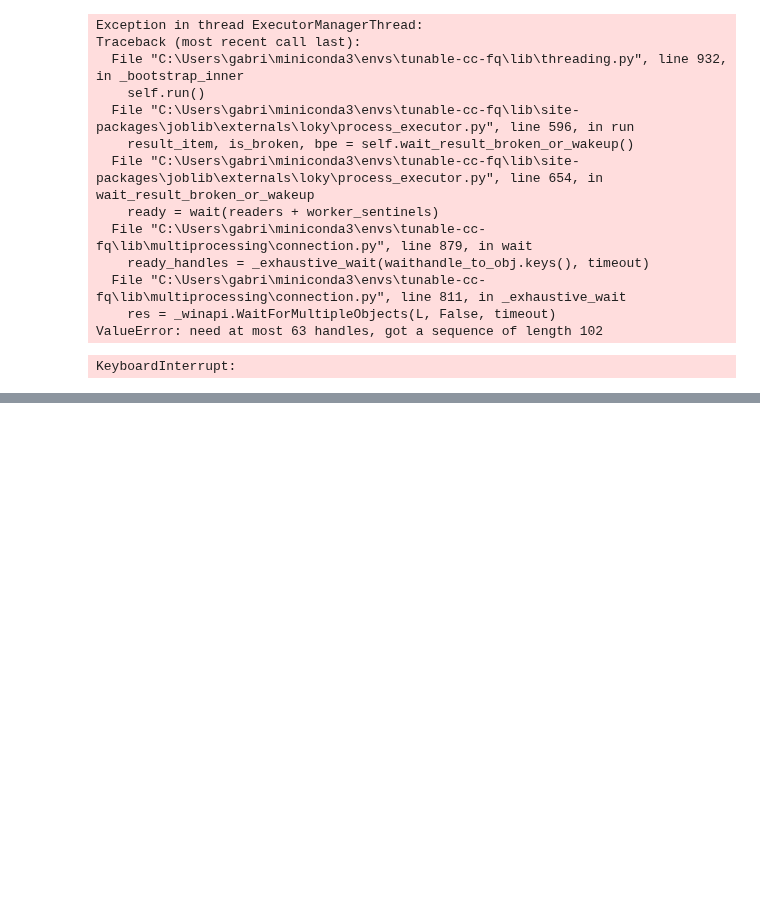
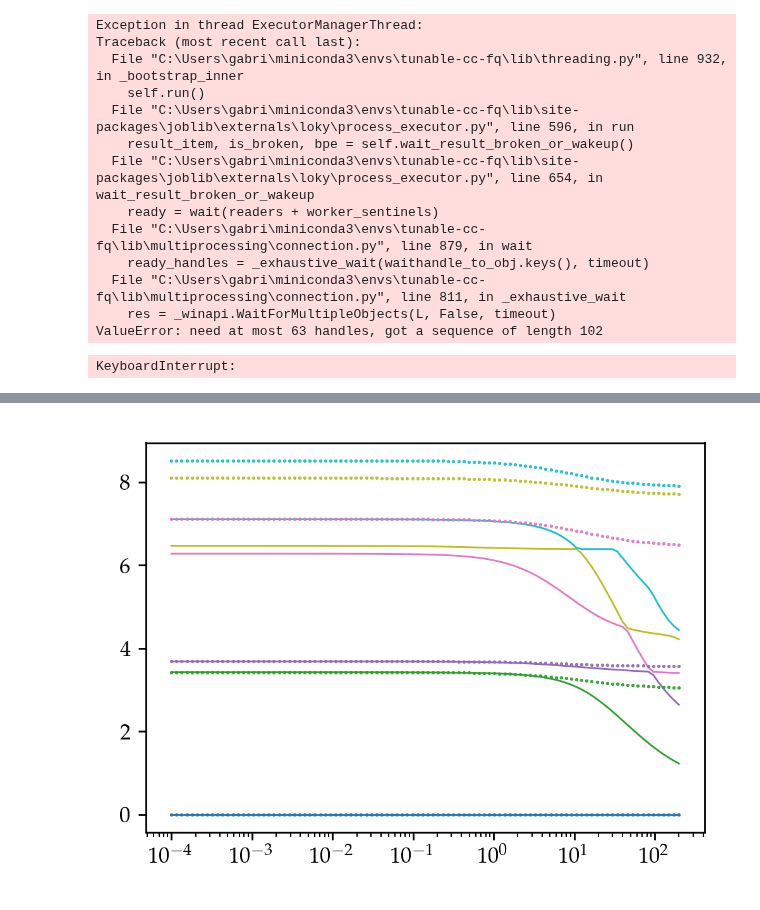
Before and after one commit to GabrielJauma/tunable-capacitive-coupling-flux-qubits, a Jupyter notebook: two_unit_cells_capacitively_coupled/unit_cell-C-unit_cell_model_comparison.ipynb, the cells around one changed output, grey strips where cells are left out. Saved outputs shown, nothing was run; the diff lists cells and outputs as text; code cells hidden in the pictures; blank space fills up the shorter version.

```diff
--- a/two_unit_cells_capacitively_coupled/unit_cell-C-unit_cell_model_comparison.ipynb
+++ b/two_unit_cells_capacitively_coupled/unit_cell-C-unit_cell_model_comparison.ipynb
@@ -32,9 +32,9 @@ e0   = 1.602e-19
 Φ_0 = h/(2*e0)
 # %%
 C, CJ, Csh, Lq, Lr, Δ, EJ = (
-    sq_ext.get_experimental_parameters('qubit_2', return_effective=False))
+    sq_ext.get_experimental_parameters('qubit_1', return_effective=False))
 CR, CF, LF, LR, EJ, Δ, ω_r = (
-    sq_ext.get_experimental_parameters('qubit_2', return_effective=True))
+    sq_ext.get_experimental_parameters('qubit_1', return_effective=True))
 C_prime, CJ_prime, Csh_prime, Lq_prime, Lr_prime, Δ_prime, EJ_prime = (
     sq_ext.get_experimental_parameters('qubit_2', return_effective=False))
 CR_prime, CF_prime, LF_prime, LR_prime, EJ_prime, Δ_prime, ω_r_prime = (
@@ -282,0 +322,21 @@ fig.show()
+# %%
+nmax_r = 5
+nmax_f = 10
+CC_values = np.geomspace(1e-4,2e2, 100)
+only_inner = True
+compensate_extra_cap = False
+only_renormalization = False
+φ_ext=0.5
+# %%
+E_composite = np.array(Parallel(n_jobs=10)( delayed(comp_spectrum_Q_c_Q_vs_φ_ext)(CC, CR, CF, LF, LR, LC, EJ, Δ, φ_ext, CR_prime, CF_prime, LF_prime, LR_prime, LC_prime, EJ_prime, Δ_prime, φ_ext, nmax_r, nmax_f, only_inner, compensate_extra_cap,only_renormalization) for CC in CC_values))
+# %%
+E_qubits  = np.array(Parallel(n_jobs=10)( delayed(qubit_spectrum_Q_c_Q_vs_φ_ext)(CC, CR, CF, LF, LR, LC, EJ, Δ, φ_ext, CR_prime, CF_prime, LF_prime, LR_prime, LC_prime, EJ_prime, Δ_prime, φ_ext, nmax_r, nmax_f, only_inner, compensate_extra_cap,only_renormalization) for CC in CC_values))
+# %%
+fig, ax = plt.subplots(figsize=[4,3], dpi=250)
+[ax.plot(CC_values, E_composite[:,i],linewidth=0.8, color=colors[i]) for i in range(n_eig)]
+[ax.plot(CC_values, E_qubits[:,i], '.', linewidth=0.8, color=colors[i], markersize=1) for i in range(n_eig)]
+ax.set_xscale('log')
+fig.tight_layout()
+fig.show()
+# %% [output]
+[figure, added]
```
Also changed, not shown: parts of 11 cells of this notebook, 8 other files.
